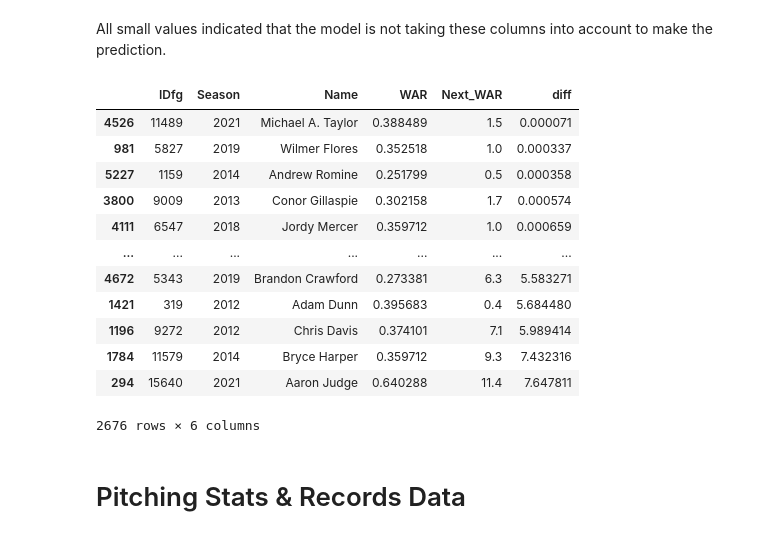
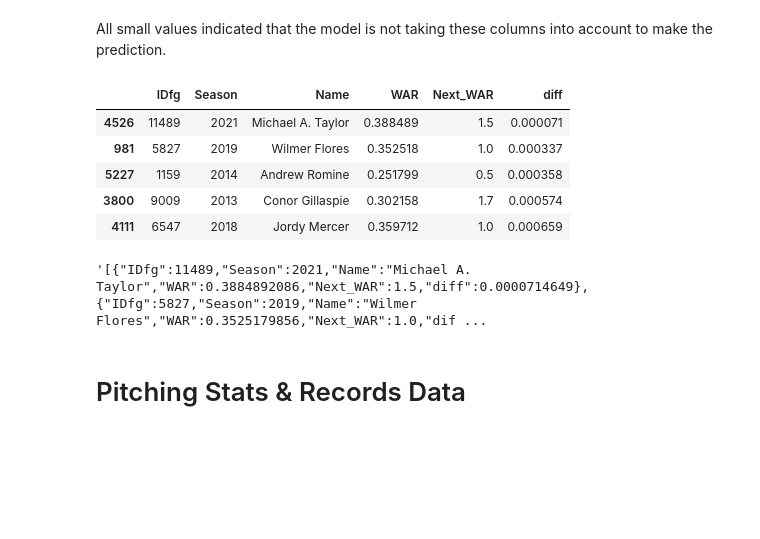
Before and after one commit to MireyNM/Predict_Future_MLB_Stats, a Jupyter notebook: Code/predict_WAR.ipynb, the cells around one changed output. Cells and saved outputs as stored; diff of their text form; code cells hidden in the pictures; blank space fills up the shorter version.

```diff
--- a/Code/predict_WAR.ipynb
+++ b/Code/predict_WAR.ipynb
@@ -260,6 +260,6 @@ predictors
  'L-WAR']
 # %%
 # All the seasons'years
-years = sorted(data["Season"].unique())
+years = sorted(batting["Season"].unique())
 years
 # %% [output]
@@ -412,18 +410,18 @@ All small values indicated that the model is not taking these columns into accou
 # %%
 merged = predictions.merge(batting, left_index=True, right_index=True)
 merged["diff"] = (predictions["actual"] - predictions["prediction"]).abs()
-merged[["IDfg", "Season", "Name", "WAR", "Next_WAR", "diff"]].sort_values(["diff"])
+next_war_df=merged[["IDfg", "Season", "Name", "WAR", "Next_WAR", "diff"]].sort_values(["diff"])
+next_war_df.head()
 # %% [output]
 |  | IDfg | Season | Name | WAR | Next_WAR | diff |
 | 4526 | 11489 | 2021 | Michael A. Taylor | 0.388489 | 1.5 | 0.000071 |
 | 981 | 5827 | 2019 | Wilmer Flores | 0.352518 | 1.0 | 0.000337 |
 | 5227 | 1159 | 2014 | Andrew Romine | 0.251799 | 0.5 | 0.000358 |
 | 3800 | 9009 | 2013 | Conor Gillaspie | 0.302158 | 1.7 | 0.000574 |
 | 4111 | 6547 | 2018 | Jordy Mercer | 0.359712 | 1.0 | 0.000659 |
-| ... | ... | ... | ... | ... | ... | ... |
-| 4672 | 5343 | 2019 | Brandon Crawford | 0.273381 | 6.3 | 5.583271 |
-| 1421 | 319 | 2012 | Adam Dunn | 0.395683 | 0.4 | 5.684480 |
-| 1196 | 9272 | 2012 | Chris Davis | 0.374101 | 7.1 | 5.989414 |
-| 1784 | 11579 | 2014 | Bryce Harper | 0.359712 | 9.3 | 7.432316 |
-| 294 | 15640 | 2021 | Aaron Judge | 0.640288 | 11.4 | 7.647811 |
-2676 rows × 6 columns
+# %%
+import json
+next_war_js=next_war_df.to_json(orient = "records")
+next_war_js
+# %% [output]
+'[{"IDfg":11489,"Season":2021,"Name":"Michael A. Taylor","WAR":0.3884892086,"Next_WAR":1.5,"diff":0.0000714649},{"IDfg":5827,"Season":2019,"Name":"Wilmer Flores","WAR":0.3525179856,"Next_WAR":1.0,"dif ...
```
Also changed, not shown: parts of 2 cells of this notebook, 41 other files.
